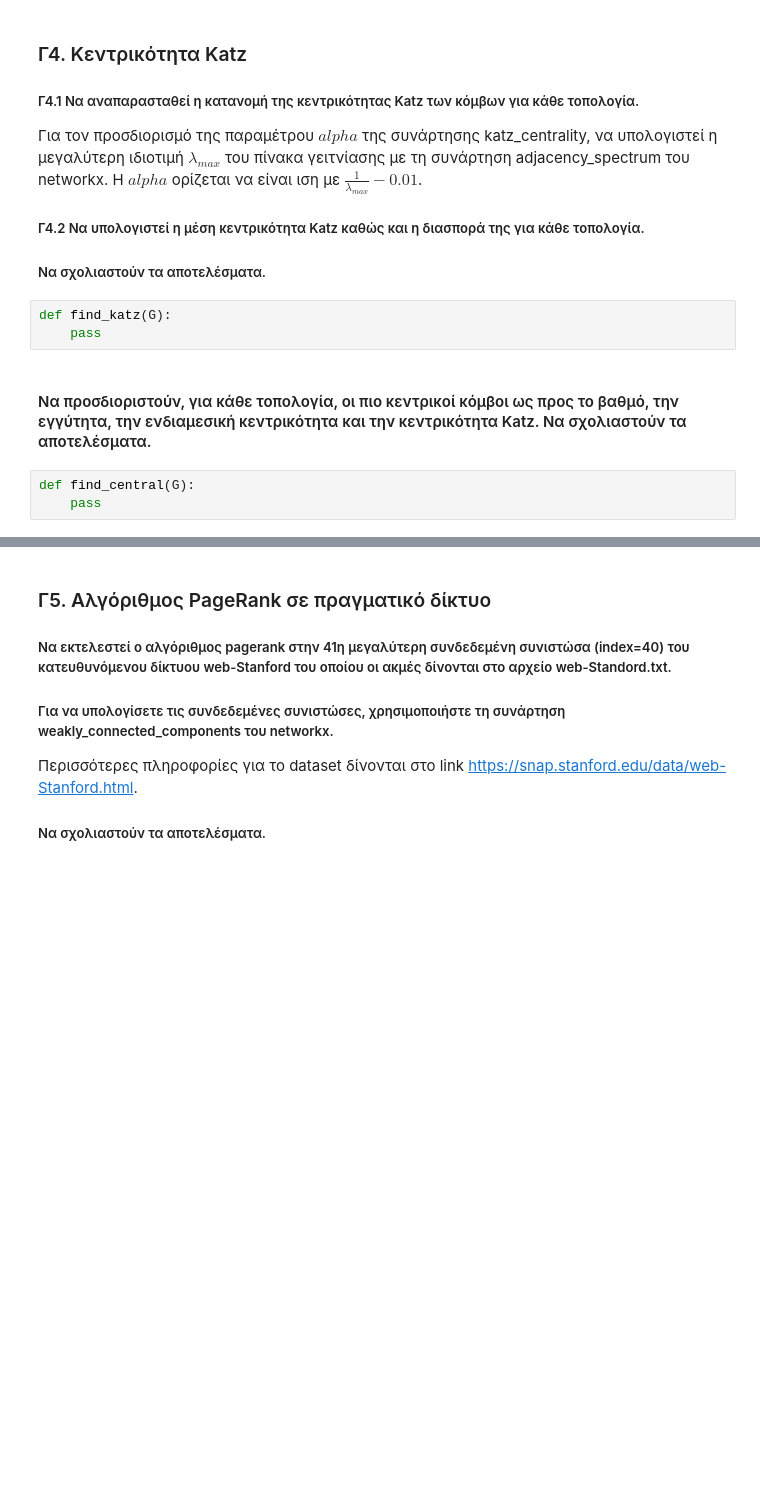
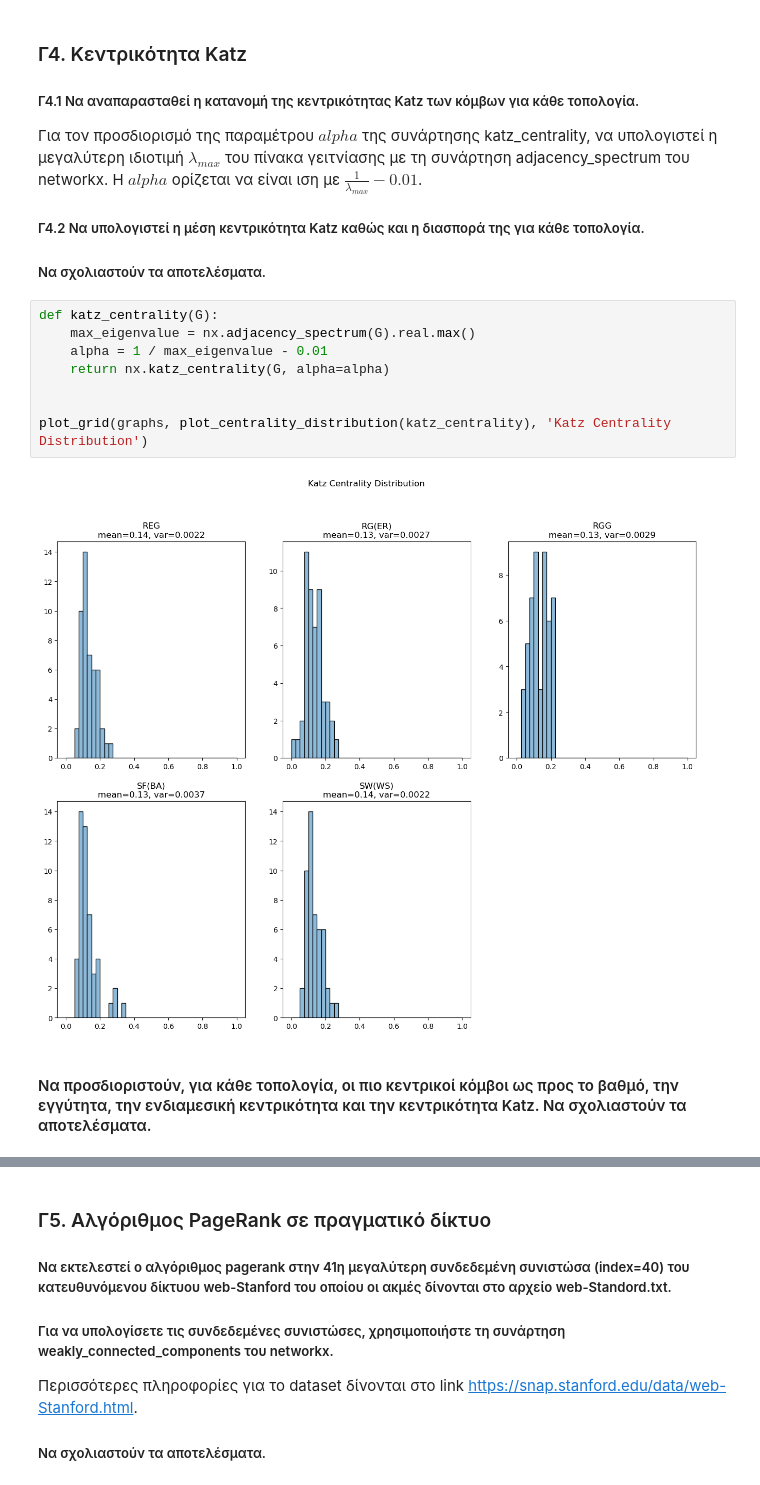
Before and after one commit to k-papadakis/social-network-analysis, a Jupyter notebook: lab1/lab1_student_version.ipynb, the cells around one changed output, grey strips where cells are left out. Drawn from its saved outputs; the diff is of its cells as text; blank space fills up the shorter version.

```diff
--- a/lab1/lab1_student_version.ipynb
+++ b/lab1/lab1_student_version.ipynb
@@ -389,11 +411,15 @@ def find_betweenness(G):
 H $alpha$ ορίζεται να είναι ιση με $\frac{1}{λ_{max}}-0.01$.
 ##### Γ4.2 Να υπολογιστεί η μέση  κεντρικότητα Katz  καθώς και η διασπορά της για κάθε τοπολογία.
 ##### Να σχολιαστούν τα αποτελέσματα.
-# %%
-def find_katz(G):
-    pass
+# %%
+def katz_centrality(G):
+    max_eigenvalue = nx.adjacency_spectrum(G).real.max()
+    alpha = 1 / max_eigenvalue - 0.01
+    return nx.katz_centrality(G, alpha=alpha)
+
+
+plot_grid(graphs, plot_centrality_distribution(katz_centrality), 'Katz Centrality Distribution')
+# %% [output]
+[figure, added]
 # %% [markdown]
 #### Να προσδιοριστούν, για κάθε τοπολογία, οι πιο κεντρικοί κόμβοι ως προς το βαθμό, την εγγύτητα, την ενδιαμεσική κεντρικότητα και την κεντρικότητα Katz. Να σχολιαστούν τα αποτελέσματα.
-# %%
-def find_central(G):
-    pass
```
Also changed, not shown: parts of 25 cells of this notebook.
